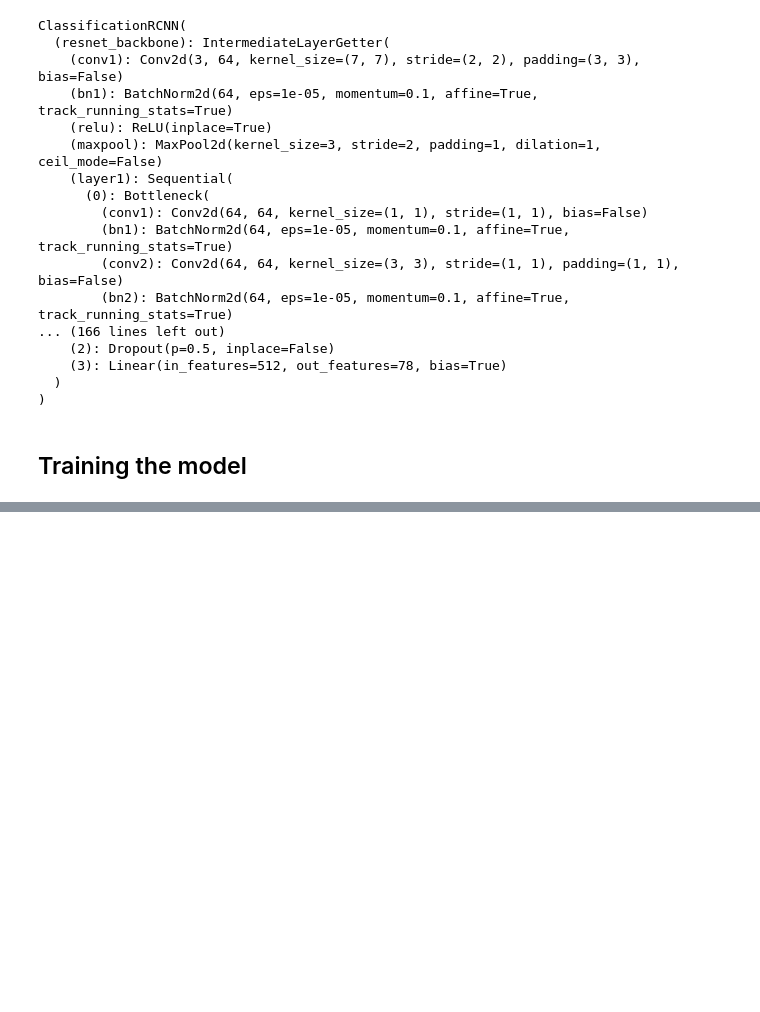
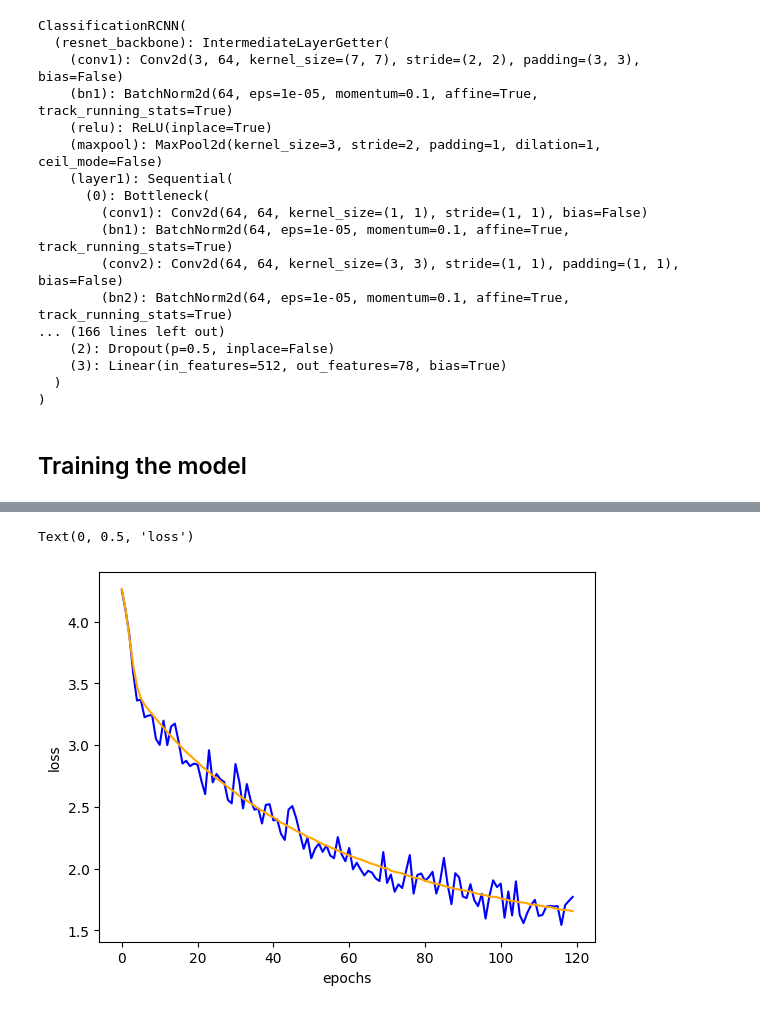
Before and after one commit to Aayushmanandhar17/RCNN-classification, a Jupyter notebook: src/main.ipynb, the cells around one changed output, grey strips where cells are left out. Saved outputs shown, nothing was run; the diff lists cells and outputs as text; code cells hidden in the pictures; blank space fills up the shorter version.

```diff
--- a/src/main.ipynb
+++ b/src/main.ipynb
@@ -168,0 +190,8 @@ plt.plot(accuracy_graph)
+# %%
+plt.plot(loss_graph,color='blue',label='training loss')
+plt.plot(validation_loss,color='orange',label='validation_loss')
+plt.xlabel("epochs")
+plt.ylabel("loss")
+# %% [output]
+Text(0, 0.5, 'loss')
+[figure, added]
```
Also changed, not shown: parts of 9 cells of this notebook, 4 other files.
